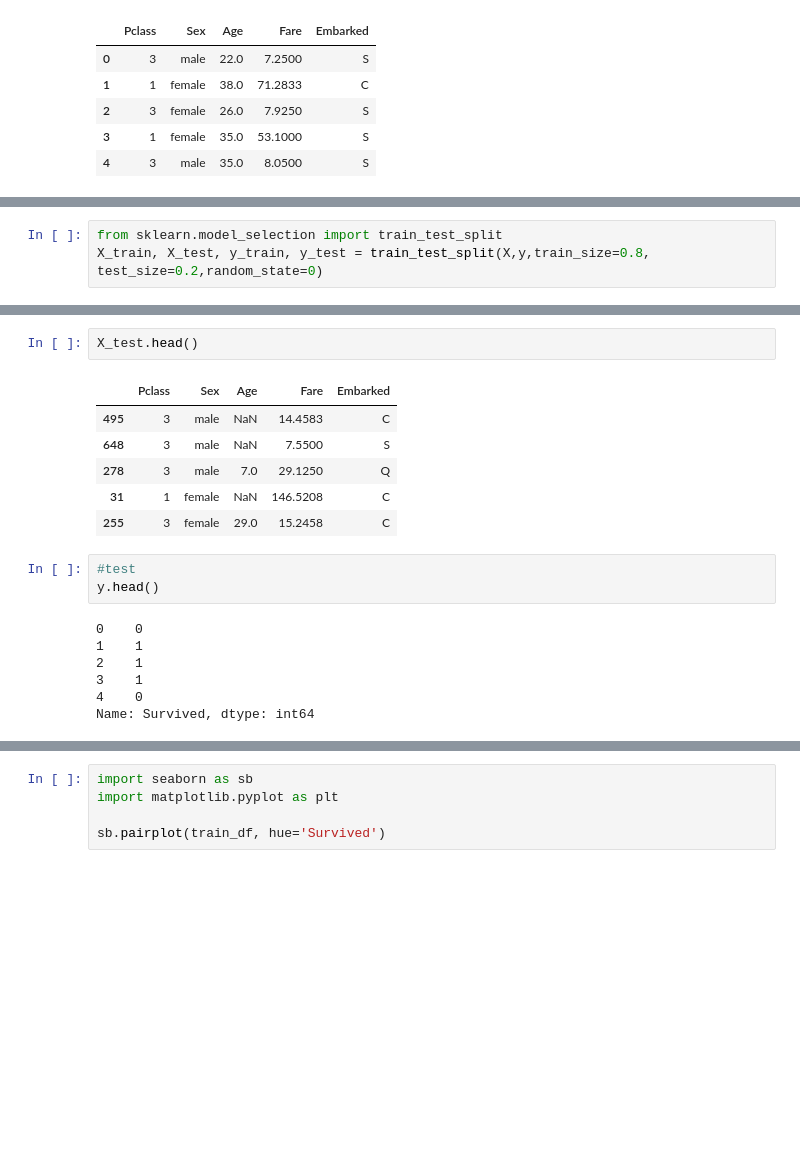
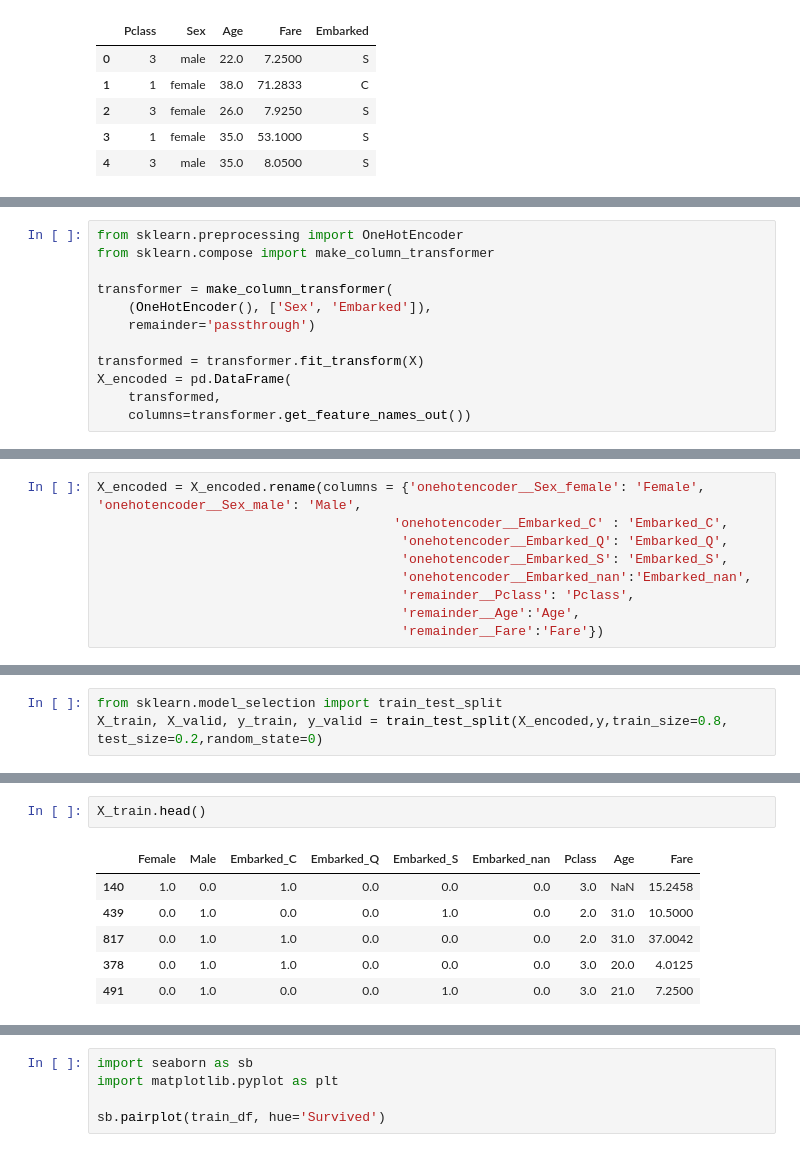
Before and after one commit to awatterson06/Kaggle, a Jupyter notebook: titanic-comp-exp.ipynb, the cells around one changed output, grey strips where cells are left out. Saved outputs shown, nothing was run; the diff lists cells and outputs as text; blank space fills up the shorter version.

```diff
--- a/titanic-comp-exp.ipynb
+++ b/titanic-comp-exp.ipynb
@@ -79,0 +90,12 @@ X.head()
+# %%
+from sklearn.preprocessing import OneHotEncoder
+from sklearn.compose import make_column_transformer
+
+transformer = make_column_transformer(
+    (OneHotEncoder(), ['Sex', 'Embarked']),
+    remainder='passthrough')
+
+transformed = transformer.fit_transform(X)
+X_encoded = pd.DataFrame(
+    transformed,
+    columns=transformer.get_feature_names_out())
@@ -79,0 +111,9 @@ X.head()
+# %%
+X_encoded = X_encoded.rename(columns = {'onehotencoder__Sex_female': 'Female', 'onehotencoder__Sex_male': 'Male',
+                                      'onehotencoder__Embarked_C' : 'Embarked_C',
+                                       'onehotencoder__Embarked_Q': 'Embarked_Q',
+                                       'onehotencoder__Embarked_S': 'Embarked_S',
+                                       'onehotencoder__Embarked_nan':'Embarked_nan',
+                                       'remainder__Pclass': 'Pclass',
+                                       'remainder__Age':'Age',
+                                       'remainder__Fare':'Fare'})
@@ -80,6 +129,6 @@ X.head()
 # %%
 from sklearn.model_selection import train_test_split
-X_train, X_test, y_train, y_test = train_test_split(X,y,train_size=0.8, test_size=0.2,random_state=0)
+X_train, X_valid, y_train, y_valid = train_test_split(X_encoded,y,train_size=0.8, test_size=0.2,random_state=0)
 # %%
 #break off the labels
 print('train shape', X_train.shape)
@@ -90,19 +163,9 @@ test_shape (179, 5)
 # %%
-X_test.head()
+X_train.head()
 # %% [output]
-|  | Pclass | Sex | Age | Fare | Embarked |
-| 495 | 3 | male | NaN | 14.4583 | C |
-| 648 | 3 | male | NaN | 7.5500 | S |
-| 278 | 3 | male | 7.0 | 29.1250 | Q |
-| 31 | 1 | female | NaN | 146.5208 | C |
-| 255 | 3 | female | 29.0 | 15.2458 | C |
+|  | Female | Male | Embarked_C | Embarked_Q | Embarked_S | Embarked_nan | Pclass | Age | Fare |
+| 140 | 1.0 | 0.0 | 1.0 | 0.0 | 0.0 | 0.0 | 3.0 | NaN | 15.2458 |
+| 439 | 0.0 | 1.0 | 0.0 | 0.0 | 1.0 | 0.0 | 2.0 | 31.0 | 10.5000 |
+| 817 | 0.0 | 1.0 | 1.0 | 0.0 | 0.0 | 0.0 | 2.0 | 31.0 | 37.0042 |
+| 378 | 0.0 | 1.0 | 1.0 | 0.0 | 0.0 | 0.0 | 3.0 | 20.0 | 4.0125 |
+| 491 | 0.0 | 1.0 | 0.0 | 0.0 | 1.0 | 0.0 | 3.0 | 21.0 | 7.2500 |
-# %%
-#test
-y.head()
-# %% [output]
-0    0
-1    1
-2    1
-3    1
-4    0
-Name: Survived, dtype: int64
```
Also changed, not shown: parts of 8 cells of this notebook.
